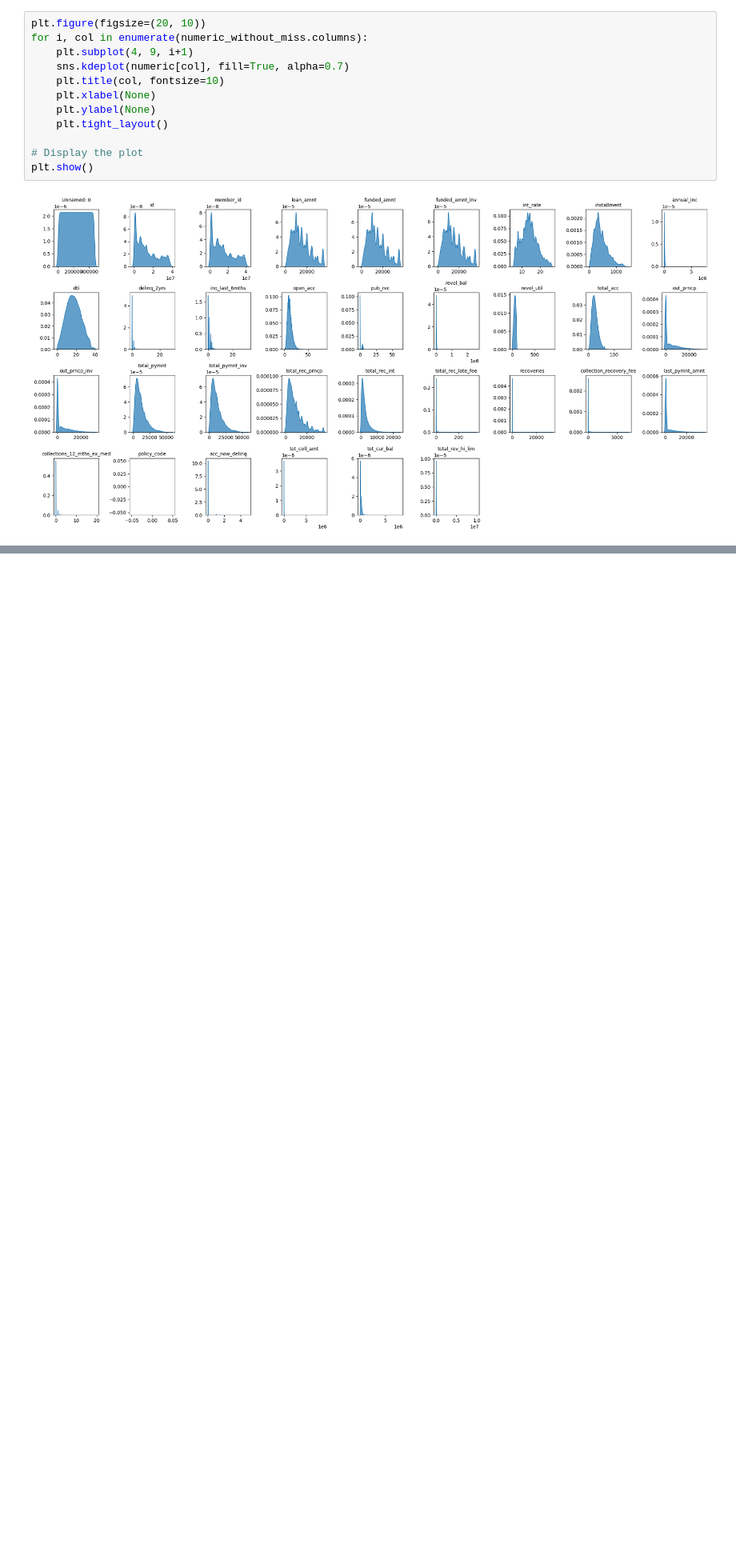
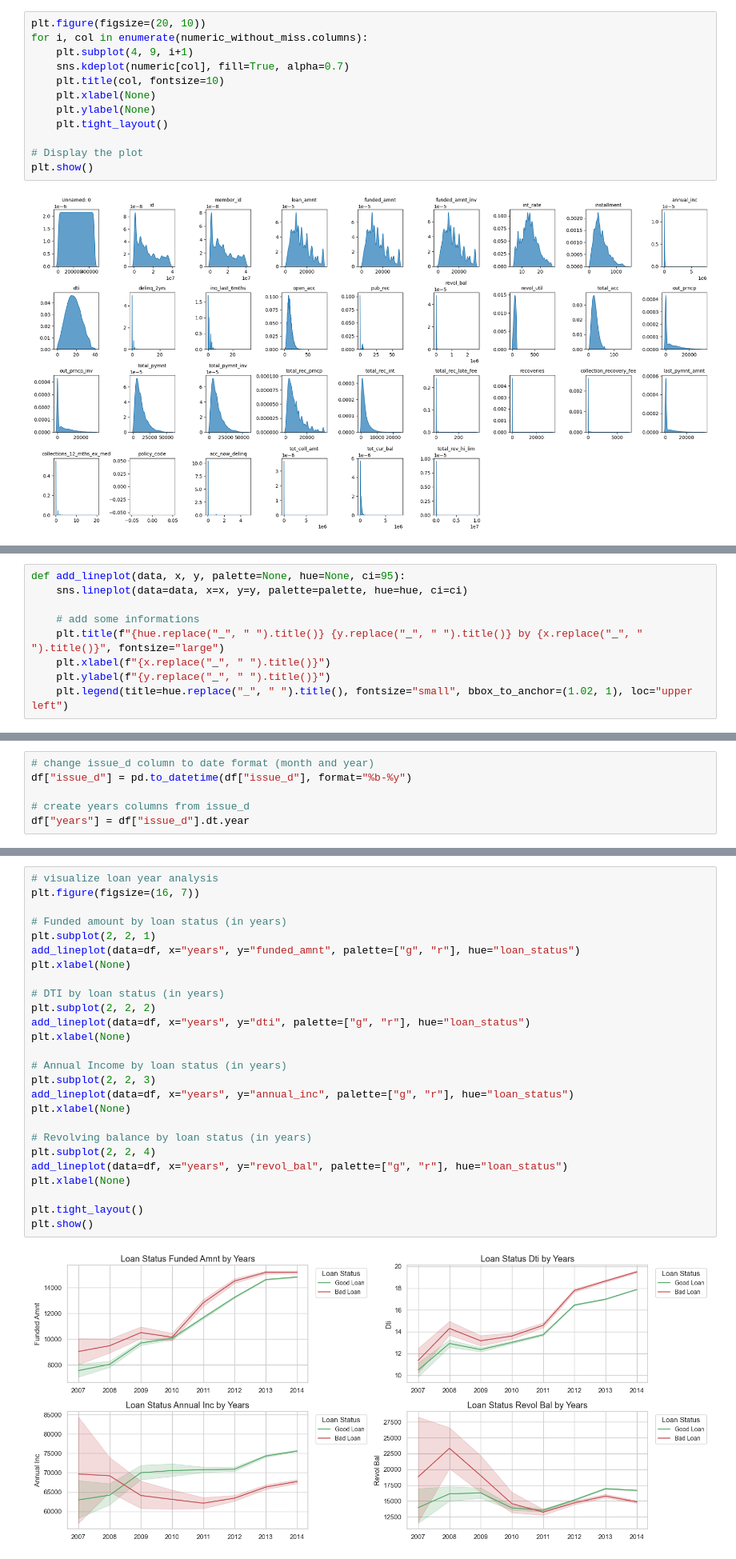
Before and after one commit to sandika104/IDX-Partners-Loan-Predictions, a Jupyter notebook: Notebook/notebook.ipynb, the cells around one changed output, grey strips where cells are left out. Shown at 80% size. Drawn from its saved outputs; the diff is of its cells as text; blank space fills up the shorter version.

```diff
--- a/Notebook/notebook.ipynb
+++ b/Notebook/notebook.ipynb
@@ -336,0 +515,9 @@ Total columns with outliers: 24 columns
+# %%
+def add_lineplot(data, x, y, palette=None, hue=None, ci=95):
+    sns.lineplot(data=data, x=x, y=y, palette=palette, hue=hue, ci=ci)
+
+    # add some informations
+    plt.title(f"{hue.replace("_", " ").title()} {y.replace("_", " ").title()} by {x.replace("_", " ").title()}", fontsize="large")
+    plt.xlabel(f"{x.replace("_", " ").title()}")
+    plt.ylabel(f"{y.replace("_", " ").title()}")
+    plt.legend(title=hue.replace("_", " ").title(), fontsize="small", bbox_to_anchor=(1.02, 1), loc="upper left")
@@ -340,0 +607,6 @@ halo selamat pagii !!!
+# %%
+# change issue_d column to date format (month and year)
+df["issue_d"] = pd.to_datetime(df["issue_d"], format="%b-%y")
+
+# create years columns from issue_d
+df["years"] = df["issue_d"].dt.year
@@ -340,0 +615,28 @@ halo selamat pagii !!!
+# %%
+# visualize loan year analysis
+plt.figure(figsize=(16, 7))
+
+# Funded amount by loan status (in years)
+plt.subplot(2, 2, 1)
+add_lineplot(data=df, x="years", y="funded_amnt", palette=["g", "r"], hue="loan_status")
+plt.xlabel(None)
+
+# DTI by loan status (in years)
+plt.subplot(2, 2, 2)
+add_lineplot(data=df, x="years", y="dti", palette=["g", "r"], hue="loan_status")
+plt.xlabel(None)
+
+# Annual Income by loan status (in years)
+plt.subplot(2, 2, 3)
+add_lineplot(data=df, x="years", y="annual_inc", palette=["g", "r"], hue="loan_status")
+plt.xlabel(None)
+
+# Revolving balance by loan status (in years)
+plt.subplot(2, 2, 4)
+add_lineplot(data=df, x="years", y="revol_bal", palette=["g", "r"], hue="loan_status")
+plt.xlabel(None)
+
+plt.tight_layout()
+plt.show()
+# %% [output]
+[figure, added]
```
Also changed, not shown: parts of 66 cells of this notebook.
